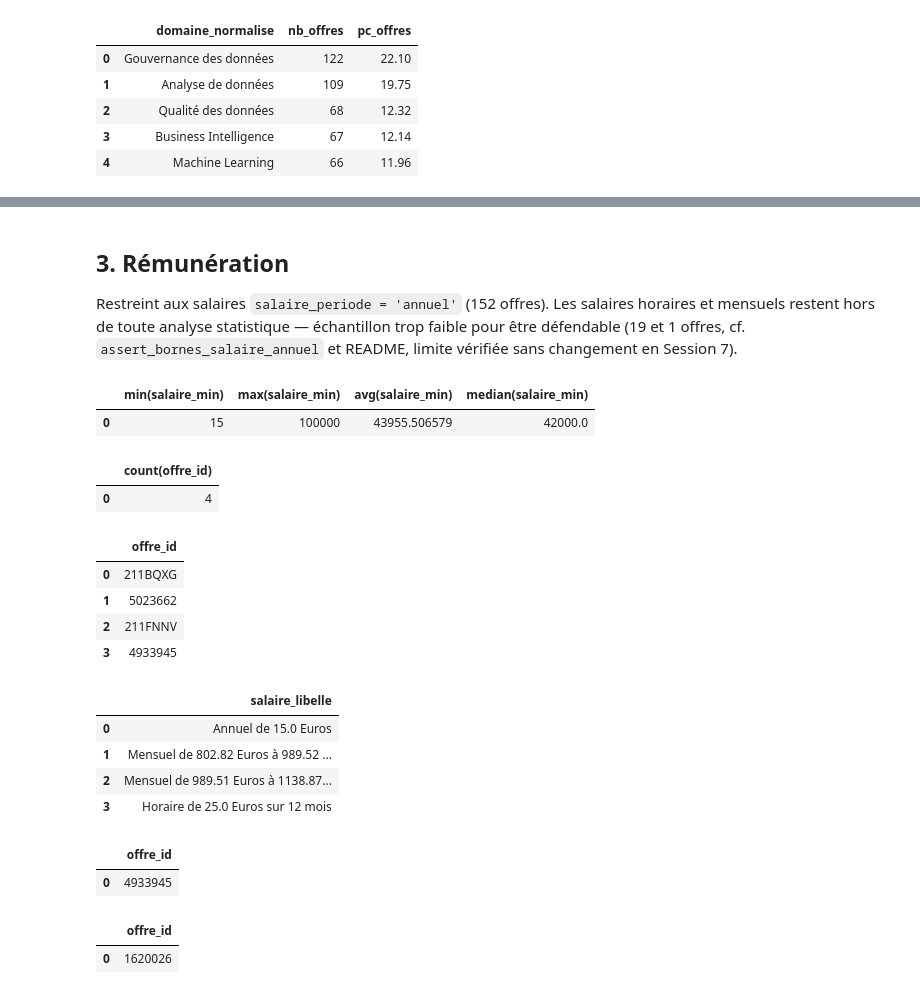
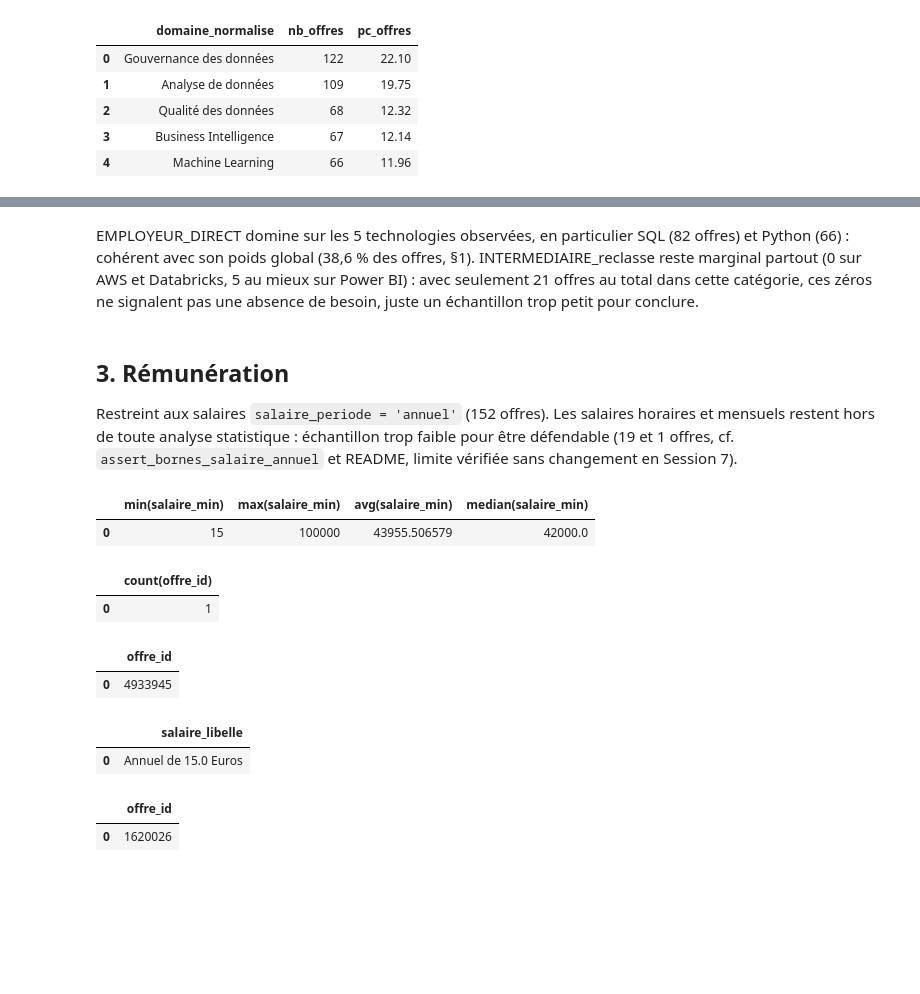
Before and after one commit to ricksan37/france_data_market, a Jupyter notebook: notebooks/01_exploration_marche.ipynb, the cells around one changed output, grey strips where cells are left out. Drawn from its saved outputs; the diff is of its cells as text; code cells hidden in the pictures; blank space fills up the shorter version.

Commit message:
Notebook exploration : nettoyage, identite visuelle, nouvelles analyses

```diff
--- a/notebooks/01_exploration_marche.ipynb
+++ b/notebooks/01_exploration_marche.ipynb
@@ -101,8 +280,15 @@ limit 5
+# %% [markdown]
+EMPLOYEUR_DIRECT domine sur les 5 technologies observées, en particulier SQL
+(82 offres) et Python (66) : cohérent avec son poids global (38,6 % des
+offres, §1). INTERMEDIAIRE_reclasse reste marginal partout (0 sur AWS et
+Databricks, 5 au mieux sur Power BI) : avec seulement 21 offres au total dans
+cette catégorie, ces zéros ne signalent pas une absence de besoin, juste un
+échantillon trop petit pour conclure.
 # %% [markdown]
 ## 3. Rémunération
 
 Restreint aux salaires `salaire_periode = 'annuel'` (152 offres). Les salaires
-horaires et mensuels restent hors de toute analyse statistique — échantillon
+horaires et mensuels restent hors de toute analyse statistique : échantillon
 trop faible pour être défendable (19 et 1 offres, cf. `assert_bornes_salaire_annuel`
 et README, limite vérifiée sans changement en Session 7).
 # %%
@@ -123,47 +309,31 @@ con.execute("""
 select
     count(offre_id)
 from fct_offre
-where salaire_min < 1000
+where salaire_periode = 'annuel' and salaire_min < 1000
 """).df()
 # %% [output]
 |  | count(offre_id) |
-| 0 | 4 |
+| 0 | 1 |
 # %%
 con.execute("""
 select
     offre_id
 from fct_offre
-where salaire_min < 1000
+where salaire_periode = 'annuel' and salaire_min < 1000
 """).df()
 # %% [output]
 |  | offre_id |
-| 0 | 211BQXG |
-| 1 | 5023662 |
-| 2 | 211FNNV |
-| 3 | 4933945 |
+| 0 | 4933945 |
 # %%
 con.execute("""
 select
     salaire_libelle
 from stg_ft_offres
-where offre_id in ('211BQXG', '5023662', '211FNNV', '4933945')
+where offre_id = '4933945'
 """).df()
 # %% [output]
 |  | salaire_libelle |
 | 0 | Annuel de 15.0 Euros |
-| 1 | Mensuel de 802.82 Euros à 989.52 ... |
-| 2 | Mensuel de 989.51 Euros à 1138.87... |
-| 3 | Horaire de 25.0 Euros sur 12 mois |
-# %%
-con.execute("""
-select
-    offre_id
-from fct_offre
-where salaire_min < 1000 and salaire_periode = 'annuel'
-""").df()
-# %% [output]
-|  | offre_id |
-| 0 | 4933945 |
 # %%
 con.execute("""
 select
```
Also changed, not shown: parts of 54 cells of this notebook.
